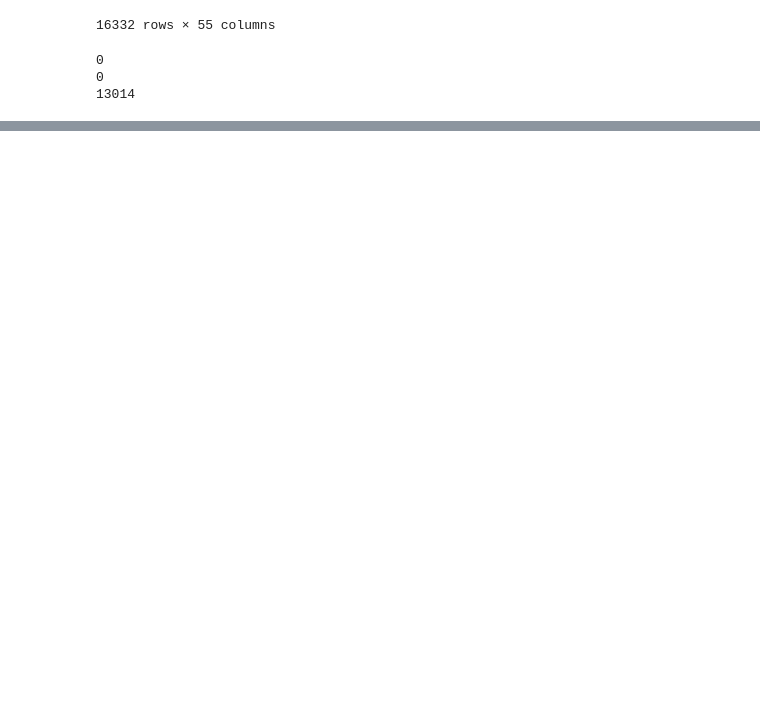
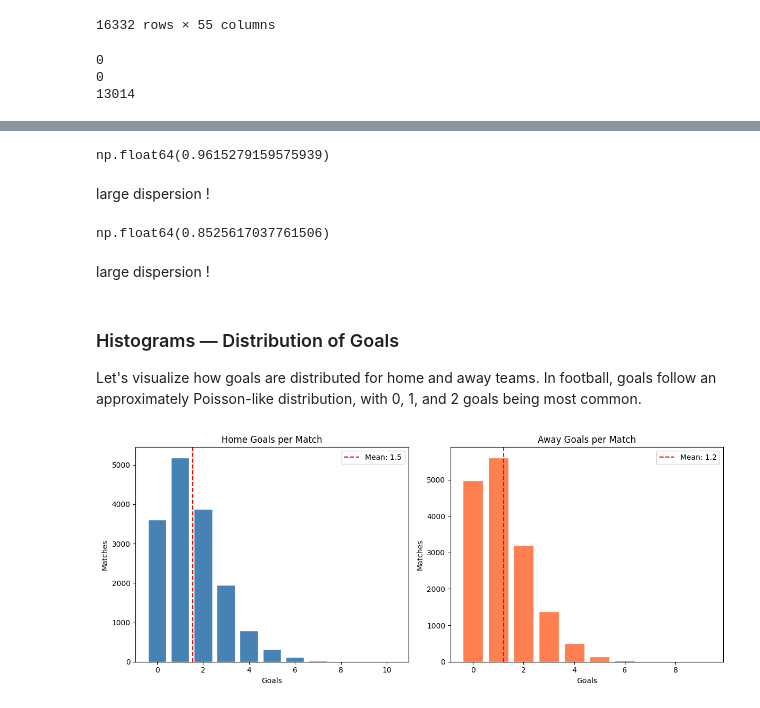
Before and after one commit to magrimuc/prj-2-eda-sql-football-matches-statistics, a Jupyter notebook: octavian_notebook.ipynb, the cells around one changed output, grey strips where cells are left out. Drawn from its saved outputs; the diff is of its cells as text; code cells hidden in the pictures; blank space fills up the shorter version.

```diff
--- a/octavian_notebook.ipynb
+++ b/octavian_notebook.ipynb
@@ -287,6 +289,7 @@ dtype: int64
 <span style="color:lightgreen">  Clean data !!
 # %%
 df['date'] = pd.to_datetime(df['date'], format='%B\n%d\n%Y')
+df['datetime'] = pd.to_datetime(df['datetime'], format='%Y-%m-%d')
 df
 # %% [output]
 |  | Unnamed: 0 | home_team | away_team | date | league | season | home_score | away_score | home_xg | away_xg | ... |
@@ -318,0 +325,11 @@ print(unexpected_leagues.shape[0])
+# %%
+# Drop rows with missing values
+print(f"Rows before dropping NA: {df.shape[0]}")
+df_clean = df.dropna().copy()
+print(f"Rows after dropping NA: {df_clean.shape[0]}")
+print(f"Dropped {df.shape[0] - df_clean.shape[0]} rows")
+
+# Drop the unnecessary 'Unnamed: 0' index column
+df_clean = df_clean.drop(columns=['Unnamed: 0'])
+print(f"\nFinal columns: {df_clean.shape[1]}")
+print(f"Final shape: {df_clean.shape}")
@@ -318,0 +421,41 @@ print(unexpected_leagues.shape[0])
+# %%
+# std / mean
+df.away_score.std() / df.away_score.mean()
+# %% [output]
+np.float64(0.9615279159575939)
+# %% [markdown]
+large dispersion !
+# %%
+df.home_score.std() / df.home_score.mean()
+# %% [output]
+np.float64(0.8525617037761506)
+# %% [markdown]
+large dispersion !
+# %% [markdown]
+### Histograms — Distribution of Goals
+Let's visualize how goals are distributed for home and away teams. In football, goals follow an approximately Poisson-like distribution, with 0, 1, and 2 goals being most common.
+# %%
+# Goal frequency: Home vs Away
+fig, axes = plt.subplots(1, 2, figsize=(12, 5))
+
+home_goals = df_clean['home_score'].value_counts().sort_index()
+away_goals = df_clean['away_score'].value_counts().sort_index()
+
+axes[0].bar(home_goals.index, home_goals.values, color='steelblue', edgecolor='white')
+axes[0].set_title('Home Goals per Match')
+axes[0].set_xlabel('Goals')
+axes[0].set_ylabel('Matches')
+axes[0].axvline(df_clean['home_score'].mean(), color='red', linestyle='--', label=f'Mean: {df_clean["home_score"].mean():.1f}')
+axes[0].legend()
+
+axes[1].bar(away_goals.index, away_goals.values, color='coral', edgecolor='white')
+axes[1].set_title('Away Goals per Match')
+axes[1].set_xlabel('Goals')
+axes[1].set_ylabel('Matches')
+axes[1].axvline(df_clean['away_score'].mean(), color='red', linestyle='--', label=f'Mean: {df_clean["away_score"].mean():.1f}')
+axes[1].legend()
+
+plt.tight_layout()
+plt.show()
+# %% [output]
+[figure, added]
```
Also changed, not shown: parts of 45 cells of this notebook, 1 other file.
